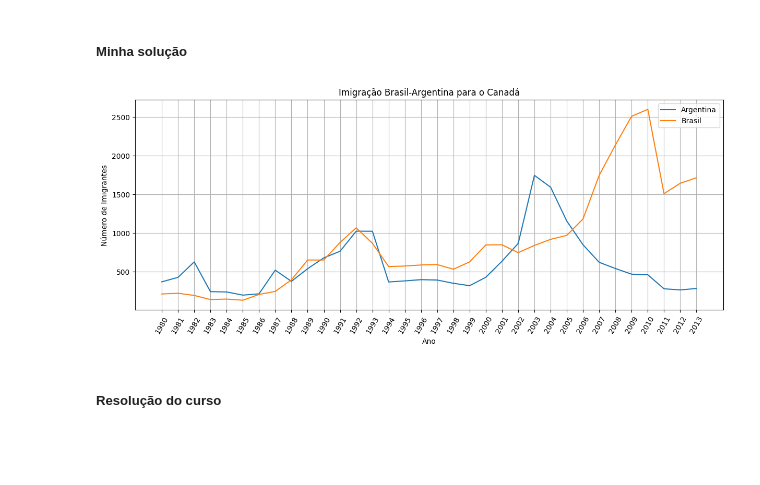
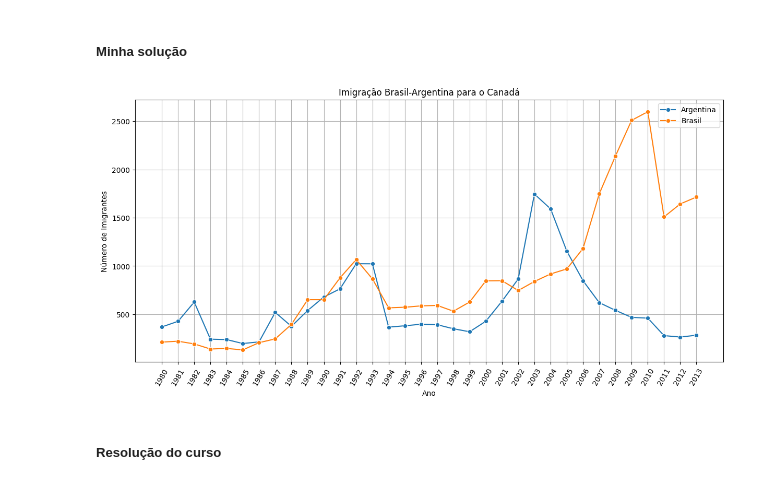
Before and after one commit to KaelDucatti/estudos-ds, a Jupyter notebook: data_visualization/01_criando_graficos_com_bibliotecas_py/conhecendo_matplotlib.ipynb, the cells around one changed output. Cells and saved outputs as stored; diff of their text form; code cells hidden in the pictures; blank space fills up the shorter version.

```diff
--- a/data_visualization/01_criando_graficos_com_bibliotecas_py/conhecendo_matplotlib.ipynb
+++ b/data_visualization/01_criando_graficos_com_bibliotecas_py/conhecendo_matplotlib.ipynb
@@ -157,39 +157,39 @@ imigracao_br_ar = imigracao_br_ar.iloc[0:2, 3:37].T.reset_index()
 imigracao_br_ar.columns = ['Ano', 'Argentina', 'Brasil']
 
 plt.figure(
-    figsize=(12, 5),
+    figsize=(12, 6),
     constrained_layout=True
 )
 
 plt.title("Imigração Brasil-Argentina para o Canadá")
 plt.xlabel("Ano")
 plt.ylabel("Número de Imigrantes")
 
 plt.grid(True)
 
 sns.lineplot(
     imigracao_br_ar,
     x='Ano',
     y='Argentina',
     label='Argentina',
-    markers=True
+    marker='o'
 )
 sns.lineplot(
     imigracao_br_ar,
     x='Ano',
     y='Brasil',
     label='Brasil',
-    markers=True
+    marker='o'
 )
 
 plt.xticks(
     ticks=imigracao_br_ar['Ano'],
     rotation=60
 )
 
 plt.show()
 # %% [output]
-[figure, old version]
+[figure, new version]
 # %% [markdown]
 ##### Resolução do curso
 # %%
```
